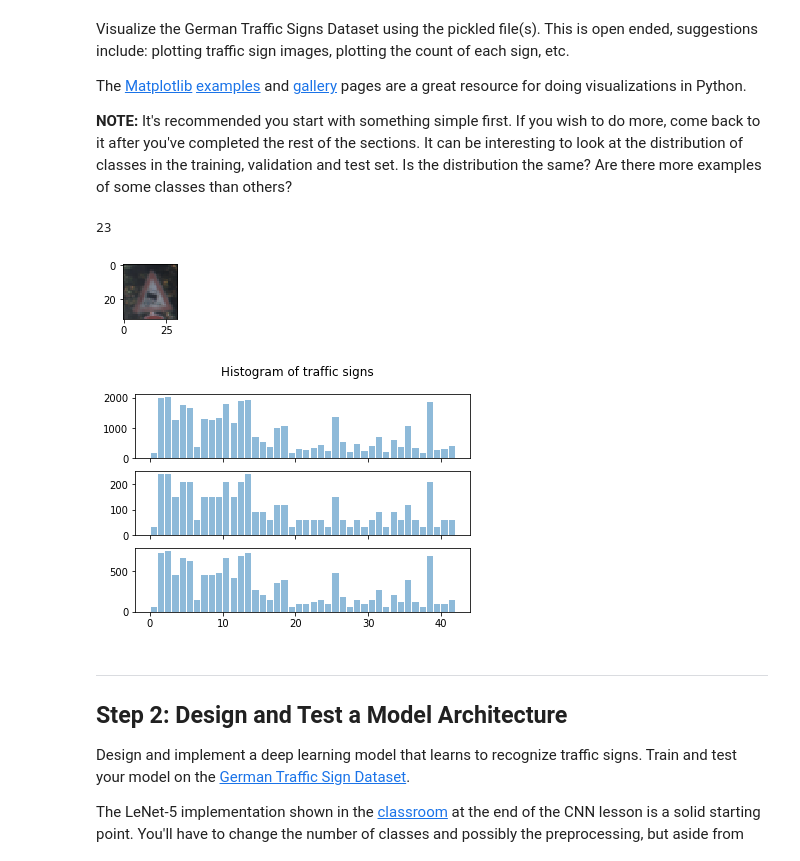
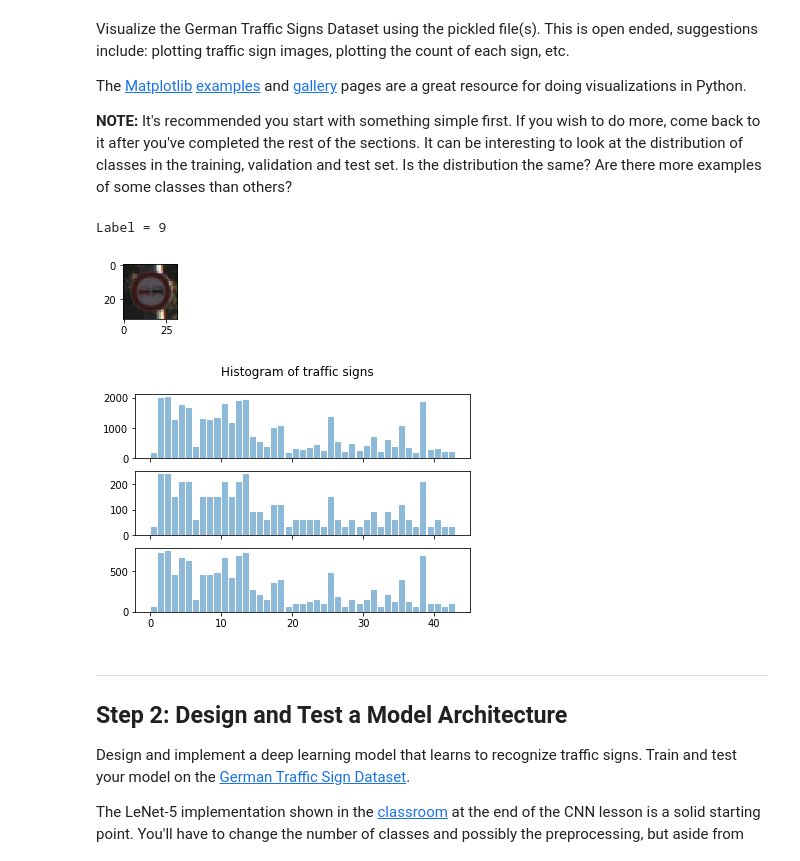
Before and after one commit to JoaoGranja/CarND-Traffic-Sign-Classifier-Project, a Jupyter notebook: Traffic_Sign_Classifier.ipynb, the cells around one changed output. Saved outputs shown, nothing was run; the diff lists cells and outputs as text; code cells hidden in the pictures.

```diff
--- a/Traffic_Sign_Classifier.ipynb
+++ b/Traffic_Sign_Classifier.ipynb
@@ -104,38 +105,38 @@ import random
 def show_traffic_sign_example(X, y, compare = False):
     # Visualizations will be shown in the notebook.
     %matplotlib inline
 
     # Plotting a random traffic sign image
     index = random.randint(0, len(X))
     image = X[index].squeeze()
 
     plt.figure(figsize=(1,1))
     plt.imshow(image)
-    print(y[index])
+    print("Label =", y[index])
 
     if compare:
         plt.figure(figsize=(1,1))
         image = X_train[index%n_train].squeeze()
         plt.imshow(image)
 
 show_traffic_sign_example(X_train, y_train)
 
 # Plotting histograms
 fig, axs = plt.subplots(3, sharex=True, sharey=False)
 fig.suptitle('Histogram of traffic signs')
-bins = np.arange(0, 43, 1)
+bins = np.arange(0, 44, 1)
 
 axs[0].hist(y_train, bins=bins, alpha=0.5, rwidth=0.85)
 axs[1].hist(y_valid, bins=bins, alpha=0.5, rwidth=0.85)
 axs[2].hist(y_test, bins=bins, alpha=0.5, rwidth=0.85)
 
 # Hide x labels and tick labels for all but bottom plot.
 for ax in axs:
     ax.label_outer()
 # %% [output]
-23
+Label = 9
-[figure, old version]
+[figure, new version]
-[figure, old version]
+[figure, new version]
 # %% [markdown]
 ----
 
```
Also changed, not shown: parts of 16 cells of this notebook, 13 other files.
